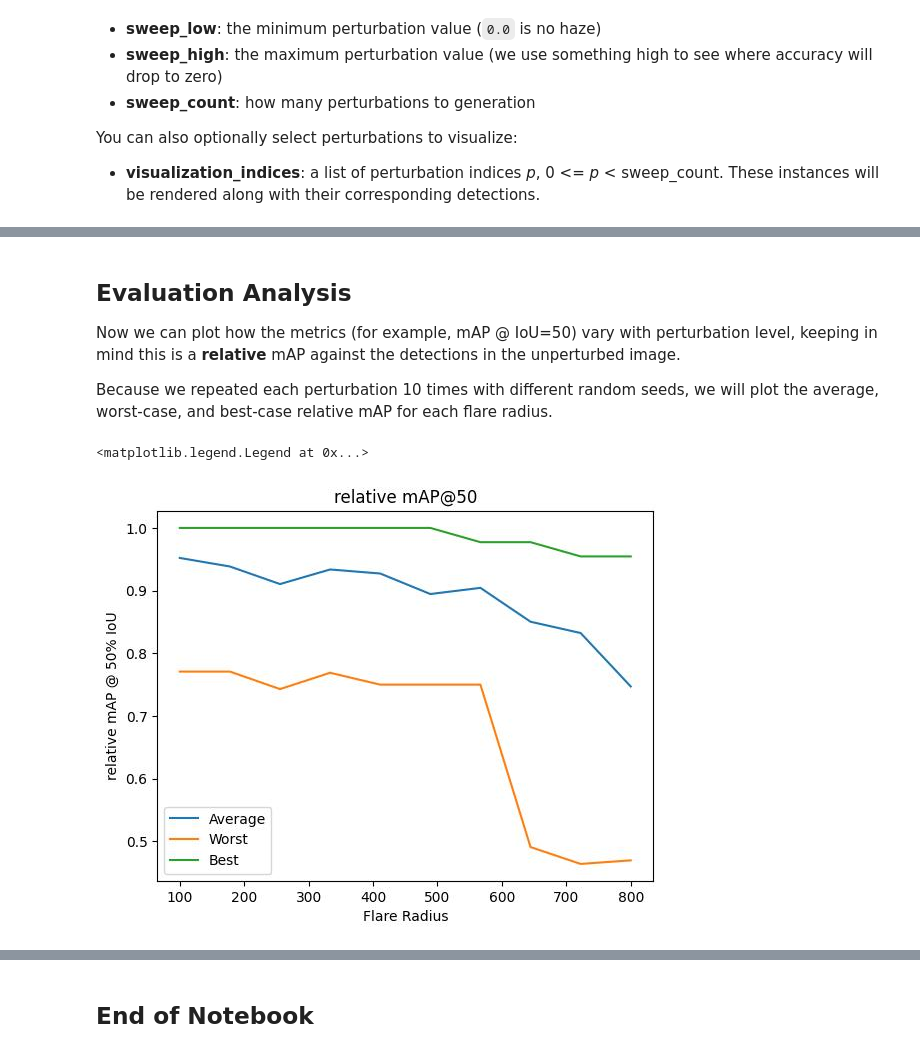
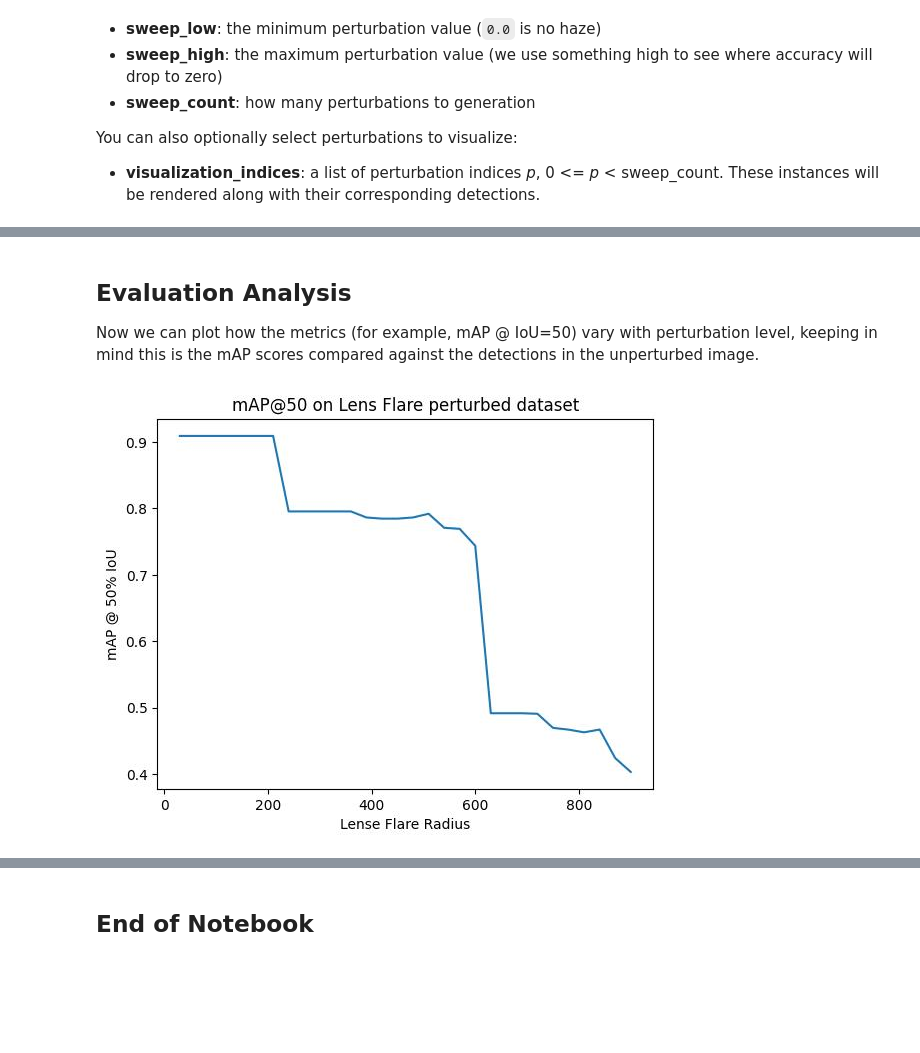
Before and after one commit to Kitware/nrtk, a Jupyter notebook: docs/examples/maite/nrtk_lens_flare_demo.ipynb, the cells around one changed output, grey strips where cells are left out. Cells and saved outputs as stored; diff of their text form; code cells hidden in the pictures; blank space fills up the shorter version.

```diff
--- a/docs/examples/maite/nrtk_lens_flare_demo.ipynb
+++ b/docs/examples/maite/nrtk_lens_flare_demo.ipynb
@@ -488,10 +516,10 @@ Now we'll prepare the augmentation instances for the evaluation. In the cell bel
 You can also optionally select perturbations to visualize:
 - **visualization_indices**: a list of perturbation indices *p*, 0 <= *p* < sweep_count. These instances will be rendered along with their corresponding detections.
 # %%
-SWEEP_LOW = 100
-SWEEP_HIGH = 800
-SWEEP_COUNT = 10
-VISUALIZATION_INDICES = [0, 40, 75]
+SWEEP_LOW = 30
+SWEEP_HIGH = 900
+SWEEP_COUNT = 30
+VISUALIZATION_INDICES = [4, 12, 24]
 
 ##
 ## end user-settable parameters
@@ -500,11 +528,10 @@ VISUALIZATION_INDICES = [0, 40, 75]
 perturbation_values = np.linspace(SWEEP_LOW, SWEEP_HIGH, SWEEP_COUNT, endpoint=True)
 augmentations = [
     JATICDetectionAugmentation(
-        AlbumentationsPerturber(perturber="RandomSunFlare", parameters={"p": 1, "src_radius": int(p)}, seed=seed),
+        AlbumentationsPerturber(perturber="RandomSunFlare", parameters={"p": 1, "src_radius": int(p)}, seed=3),
         augment_id=str(p),
     )
     for _, p in enumerate(perturbation_values)
-    for seed in range(10)
 ]
 
 print(f"Generated {len(augmentations)} perturbation augmentations")
@@ -519,20 +546,17 @@ The location of the sun-flare will have a high impact on our results. If the are
 
 Any augmentation indices specified above will be rendered in this step.
 # %%
-perturbed_metrics = dict()
+perturbed_metrics = list()
 _, ax = plt.subplots(len(VISUALIZATION_INDICES), figsize=(30, 12))
 for idx, a in enumerate(augmentations):
     # reset the metric object for each dataset
     mAP_metric.reset()
     src_radius = a.augment.get_config()["parameters"]["src_radius"]
     result, _, _ = evaluate(model=yolo_model, dataset=single_image_dataset, augmentation=a, metric=mAP_metric)
-    if src_radius not in perturbed_metrics:
-        perturbed_metrics[src_radius] = list()
-    perturbed_metrics[src_radius].append(result)
 
     if idx in VISUALIZATION_INDICES:
         # quickest way is to re-evaluate
-        print(f"Perturbation #{idx}: Radius {src_radius}")
+        print(f"Perturbation #{idx}: Flare Radius {src_radius}")
         datum = single_image_dataset[0]
         batch = ([datum[0]], [datum[1]], [datum[2]])
         # Extract the image from the augmentation and switch it to channel last
@@ -540,7 +564,8 @@ for idx, a in enumerate(augmentations):
         # Plot image
         ax_idx = VISUALIZATION_INDICES.index(idx)
         ax[ax_idx].imshow(model(aug)[0].plot())
-        ax[ax_idx].set_title(f"Radius: {src_radius}")
+        ax[ax_idx].set_title(f"Flare Radius: {src_radius}")
         _ = ax[ax_idx].axis("off")
+    perturbed_metrics.append(result)
 plt.tight_layout()
 # %% [output]
@@ -551,31 +576,16 @@ Perturbation #75: Radius 644
 # %% [markdown]
 ## Evaluation Analysis
 
-Now we can plot how the metrics (for example, mAP @ IoU=50) vary with perturbation level, keeping in mind this is a **relative** mAP against the detections in the unperturbed image.
-
-Because we repeated each perturbation 10 times with different random seeds,  we will plot the average, worst-case, and best-case relative mAP for each flare radius.
+Now we can plot how the metrics (for example, mAP @ IoU=50) vary with perturbation level, keeping in mind this is the mAP scores compared against the detections in the unperturbed image.
 # %%
-map50s_dict = dict()
-for radius, metrics in perturbed_metrics.items():
-    for m in metrics:
-        if radius not in map50s_dict:
-            map50s_dict[radius] = list()
-        map50s_dict[radius].append(m["map_50"].item())
-
-map50_avg = [np.average(map50s_dict[m]) for m in map50s_dict]
-map50_best = [np.max(map50s_dict[m]) for m in map50s_dict]
-map50_worst = [np.min(map50s_dict[m]) for m in map50s_dict]
-
-plt.title("relative mAP@50")
-plt.xlabel("Flare Radius")
-plt.ylabel("relative mAP @ 50% IoU")
-_ = plt.plot(perturbation_values, map50_avg, label="Average")
-_ = plt.plot(perturbation_values, map50_worst, label="Worst")
-_ = plt.plot(perturbation_values, map50_best, label="Best")
-plt.legend()
+map50_list = [m["map_50"].item() for m in perturbed_metrics]
+plt.title("mAP@50 on Lens Flare perturbed dataset")
+plt.xlabel("Lense Flare Radius")
+plt.ylabel("mAP @ 50% IoU")
+_ = plt.plot(perturbation_values, map50_list)
+plt.show()
 # %% [output]
-<matplotlib.legend.Legend at 0x...>
-[figure, old version]
+[figure, new version]
 # %% [markdown]
 ### Evaluation Interpretation
 
```
Also changed, not shown: parts of 22 cells of this notebook, 7 other files.
